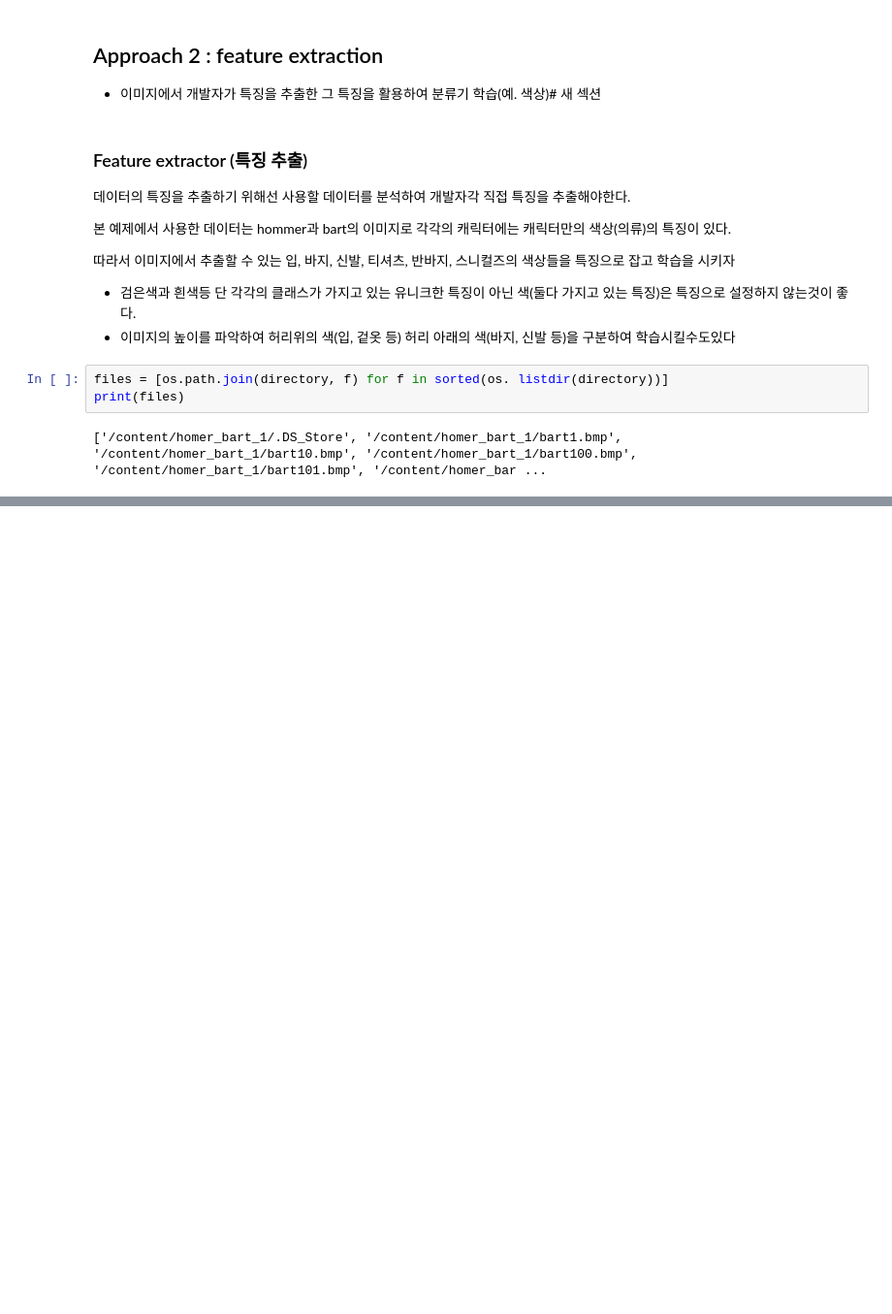
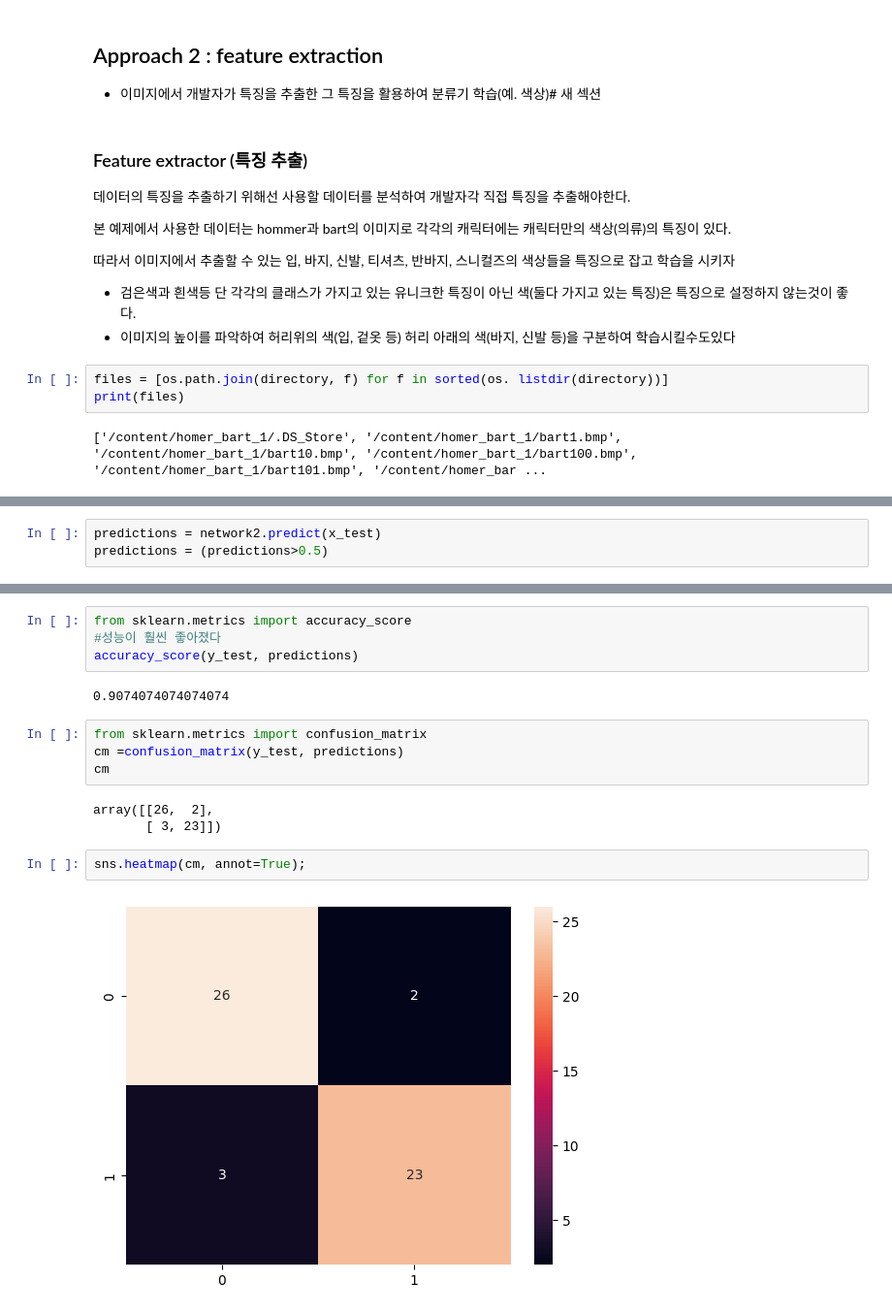
Before and after one commit to LJHgithub2/Computer-Vision, a Jupyter notebook: Neural Network/Neural_network.ipynb, the cells around one changed output, grey strips where cells are left out. Shown at 97% size. Cells and saved outputs as stored; diff of their text form; blank space fills up the shorter version.

```diff
--- a/Neural Network/Neural_network.ipynb
+++ b/Neural Network/Neural_network.ipynb
@@ -520,0 +608,3 @@ Output hidden; open in https://colab.research.google.com to view.
+# %%
+predictions = network2.predict(x_test)
+predictions = (predictions>0.5)
@@ -520,0 +613,17 @@ Output hidden; open in https://colab.research.google.com to view.
+# %%
+from sklearn.metrics import accuracy_score
+#성능이 훨씬 좋아졌다
+accuracy_score(y_test, predictions)
+# %% [output]
+0.9074074074074074
+# %%
+from sklearn.metrics import confusion_matrix
+cm =confusion_matrix(y_test, predictions)
+cm
+# %% [output]
+array([[26,  2],
+       [ 3, 23]])
+# %%
+sns.heatmap(cm, annot=True);
+# %% [output]
+[figure, added]
```
Also changed, not shown: parts of 30 cells of this notebook, 1 other file.
